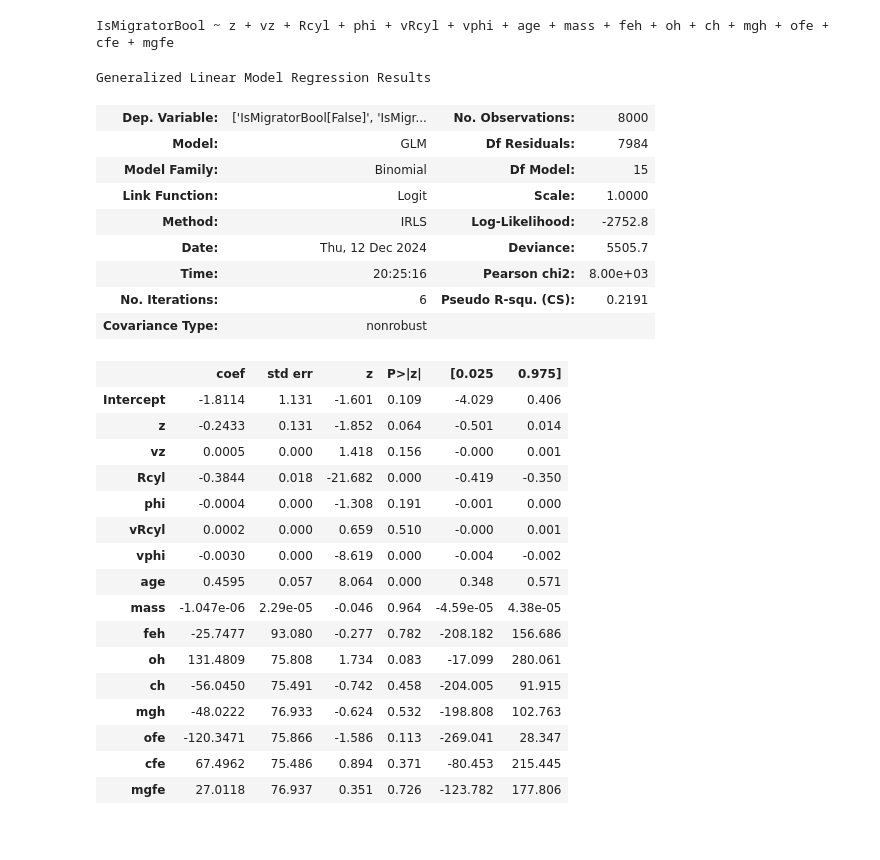
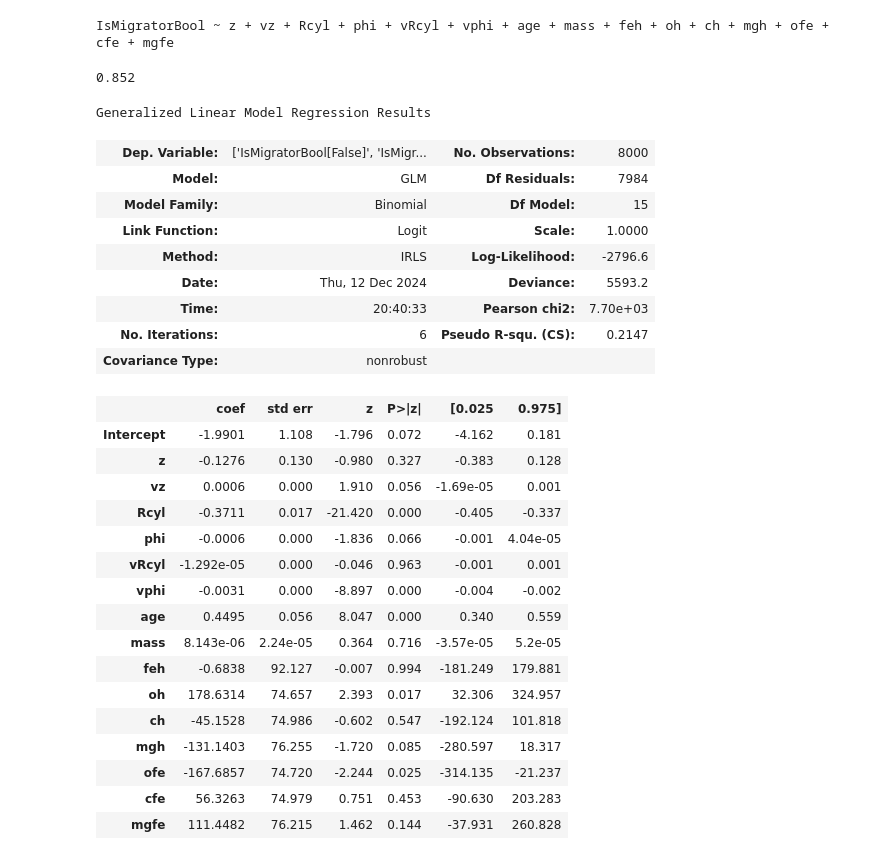
Before and after one commit to Chrillemis/AppStatProject, a Jupyter notebook: PlotsAndInitGLM/PlotsAndInitGLM.ipynb, the cells around one changed output. Cells and saved outputs as stored; diff of their text form; code cells hidden in the pictures.

```diff
--- a/PlotsAndInitGLM/PlotsAndInitGLM.ipynb
+++ b/PlotsAndInitGLM/PlotsAndInitGLM.ipynb
@@ -48,42 +49,47 @@ IsMigratorBool ~ z + vz + Rcyl + phi + vRcyl + vphi + age + mass + feh + oh + ch
 # %%
 train, test = train_test_split(DataFinal, test_size=0.2)
 
 model = smf.glm(formula = fitstr, data = train, family = sm.families.Binomial())
 
 # Fit the model
 summary = model.fit().summary()
 # Display and interpret results
 with open(PathToRepo + '\\Tables\\GLMFull.tex', 'w') as f:
     f.write(summary.as_latex())
+
+#accuracy
+pred = model.fit().predict(test)
+print(accuracy_score(test['IsMigratorBool'], pred < 0.5))
 summary
 # %% [output]
-Generalized Linear Model Regression Results
+0.852
+Generalized Linear Model Regression Results
 | Dep. Variable: | ['IsMigratorBool[False]', 'IsMigr... | No. Observations: | 8000 |
 | Model: | GLM | Df Residuals: | 7984 |
 | Model Family: | Binomial | Df Model: | 15 |
 | Link Function: | Logit | Scale: | 1.0000 |
-| Method: | IRLS | Log-Likelihood: | -2752.8 |
-| Date: | Thu, 12 Dec 2024 | Deviance: | 5505.7 |
-| Time: | 20:25:16 | Pearson chi2: | 8.00e+03 |
-| No. Iterations: | 6 | Pseudo R-squ. (CS): | 0.2191 |
+| Method: | IRLS | Log-Likelihood: | -2796.6 |
+| Date: | Thu, 12 Dec 2024 | Deviance: | 5593.2 |
+| Time: | 20:40:33 | Pearson chi2: | 7.70e+03 |
+| No. Iterations: | 6 | Pseudo R-squ. (CS): | 0.2147 |
 | Covariance Type: | nonrobust |  |  |
 |  | coef | std err | z | P>|z| | [0.025 | 0.975] |
-| Intercept | -1.8114 | 1.131 | -1.601 | 0.109 | -4.029 | 0.406 |
-| z | -0.2433 | 0.131 | -1.852 | 0.064 | -0.501 | 0.014 |
-| vz | 0.0005 | 0.000 | 1.418 | 0.156 | -0.000 | 0.001 |
-| Rcyl | -0.3844 | 0.018 | -21.682 | 0.000 | -0.419 | -0.350 |
-| phi | -0.0004 | 0.000 | -1.308 | 0.191 | -0.001 | 0.000 |
-| vRcyl | 0.0002 | 0.000 | 0.659 | 0.510 | -0.000 | 0.001 |
-| vphi | -0.0030 | 0.000 | -8.619 | 0.000 | -0.004 | -0.002 |
-| age | 0.4595 | 0.057 | 8.064 | 0.000 | 0.348 | 0.571 |
-| mass | -1.047e-06 | 2.29e-05 | -0.046 | 0.964 | -4.59e-05 | 4.38e-05 |
-| feh | -25.7477 | 93.080 | -0.277 | 0.782 | -208.182 | 156.686 |
-| oh | 131.4809 | 75.808 | 1.734 | 0.083 | -17.099 | 280.061 |
-| ch | -56.0450 | 75.491 | -0.742 | 0.458 | -204.005 | 91.915 |
-| mgh | -48.0222 | 76.933 | -0.624 | 0.532 | -198.808 | 102.763 |
-| ofe | -120.3471 | 75.866 | -1.586 | 0.113 | -269.041 | 28.347 |
-| cfe | 67.4962 | 75.486 | 0.894 | 0.371 | -80.453 | 215.445 |
-| mgfe | 27.0118 | 76.937 | 0.351 | 0.726 | -123.782 | 177.806 |
+| Intercept | -1.9901 | 1.108 | -1.796 | 0.072 | -4.162 | 0.181 |
+| z | -0.1276 | 0.130 | -0.980 | 0.327 | -0.383 | 0.128 |
+| vz | 0.0006 | 0.000 | 1.910 | 0.056 | -1.69e-05 | 0.001 |
+| Rcyl | -0.3711 | 0.017 | -21.420 | 0.000 | -0.405 | -0.337 |
+| phi | -0.0006 | 0.000 | -1.836 | 0.066 | -0.001 | 4.04e-05 |
+| vRcyl | -1.292e-05 | 0.000 | -0.046 | 0.963 | -0.001 | 0.001 |
+| vphi | -0.0031 | 0.000 | -8.897 | 0.000 | -0.004 | -0.002 |
+| age | 0.4495 | 0.056 | 8.047 | 0.000 | 0.340 | 0.559 |
+| mass | 8.143e-06 | 2.24e-05 | 0.364 | 0.716 | -3.57e-05 | 5.2e-05 |
+| feh | -0.6838 | 92.127 | -0.007 | 0.994 | -181.249 | 179.881 |
+| oh | 178.6314 | 74.657 | 2.393 | 0.017 | 32.306 | 324.957 |
+| ch | -45.1528 | 74.986 | -0.602 | 0.547 | -192.124 | 101.818 |
+| mgh | -131.1403 | 76.255 | -1.720 | 0.085 | -280.597 | 18.317 |
+| ofe | -167.6857 | 74.720 | -2.244 | 0.025 | -314.135 | -21.237 |
+| cfe | 56.3263 | 74.979 | 0.751 | 0.453 | -90.630 | 203.283 |
+| mgfe | 111.4482 | 76.215 | 1.462 | 0.144 | -37.931 | 260.828 |
 # %%
 train, test = train_test_split(DataFinal, test_size=0.2)
 
```
Also changed, not shown: parts of 2 cells of this notebook, 1 other file.
